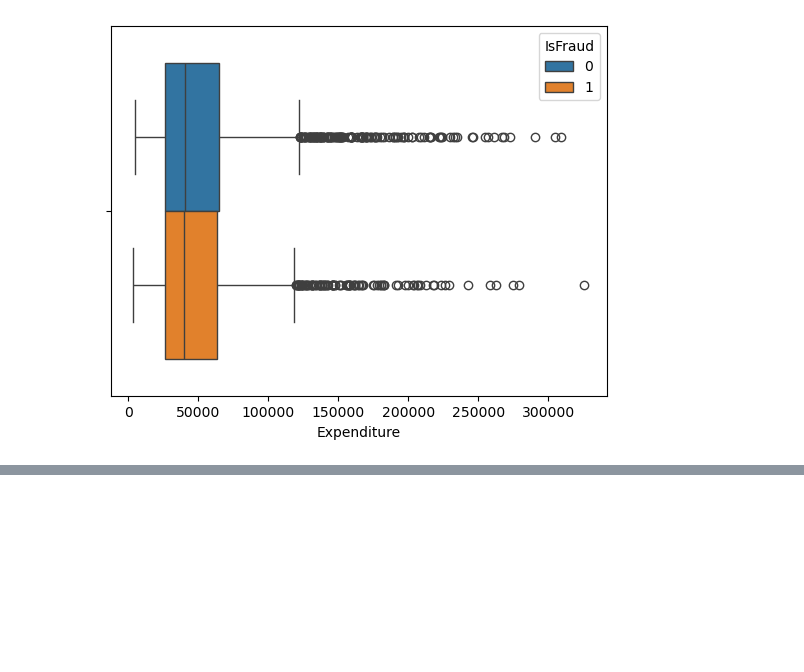
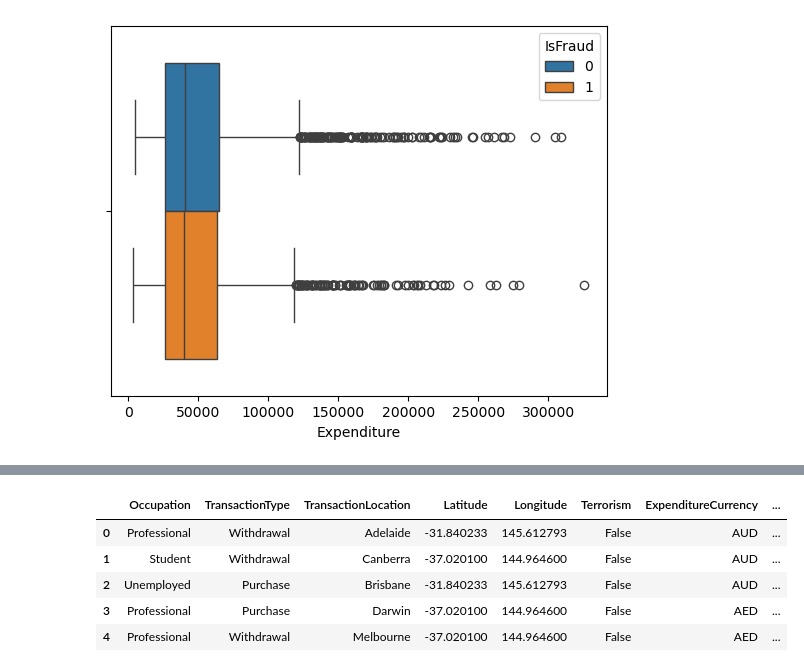
Before and after one commit to petrg01/Inter-Uni-Datathon-2024-submission, a Jupyter notebook: Exploration.ipynb, the cells around one changed output, grey strips where cells are left out. Saved outputs shown, nothing was run; the diff lists cells and outputs as text; code cells hidden in the pictures; blank space fills up the shorter version.

```diff
--- a/Exploration.ipynb
+++ b/Exploration.ipynb
@@ -45,0 +46,12 @@ sns.boxplot(data=df, x = trans[0], hue= 'IsFraud')
+# %%
+interesting = ['Occupation', 'TransactionType', 'TransactionLocation', 'Latitude', 'Longitude', 'Terrorism', 'ExpenditureCurrency', 'GiftsCurrency']
+
+dfi = df[interesting]
+dfi.head()
+# %% [output]
+|  | Occupation | TransactionType | TransactionLocation | Latitude | Longitude | Terrorism | ExpenditureCurrency | ... |
+| 0 | Professional | Withdrawal | Adelaide | -31.840233 | 145.612793 | False | AUD | ... |
+| 1 | Student | Withdrawal | Canberra | -37.020100 | 144.964600 | False | AUD | ... |
+| 2 | Unemployed | Purchase | Brisbane | -31.840233 | 145.612793 | False | AUD | ... |
+| 3 | Professional | Purchase | Darwin | -37.020100 | 144.964600 | False | AED | ... |
+| 4 | Professional | Withdrawal | Melbourne | -37.020100 | 144.964600 | False | AED | ... |
```
Also changed, not shown: parts of 3 cells of this notebook.
